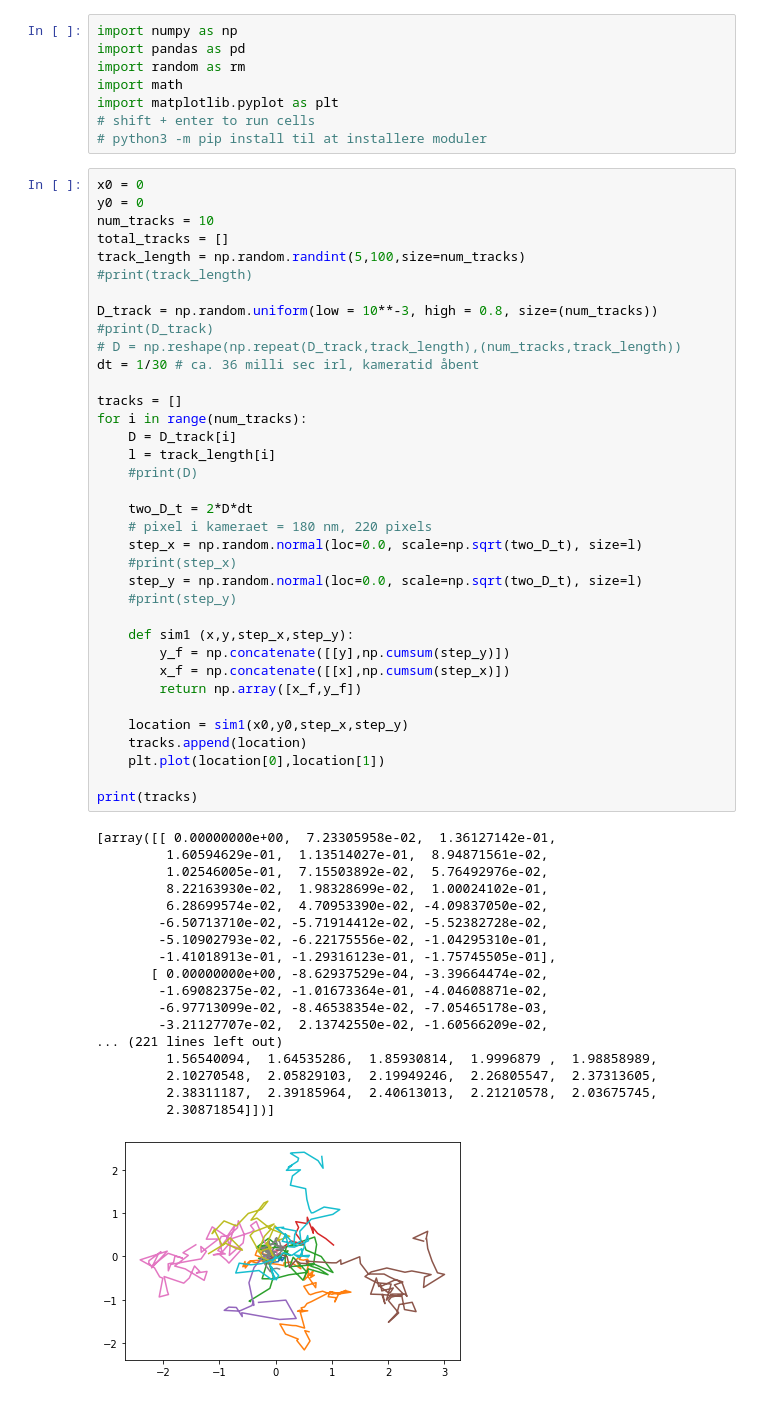
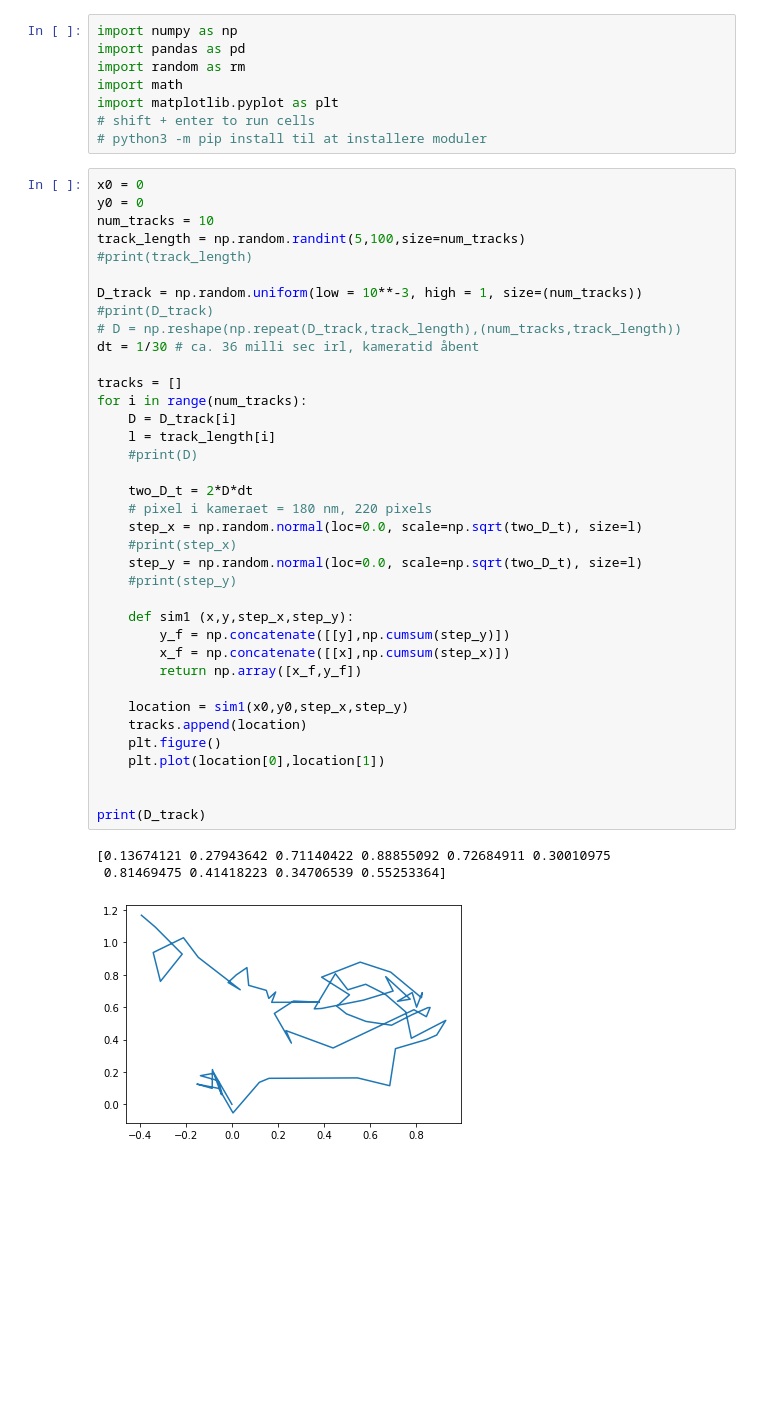
Before and after one commit to Pemayamchen/Github-PUK, a Jupyter notebook: Creation of simuleringer_data_1.ipynb, the cells around one changed output. Saved outputs shown, nothing was run; the diff lists cells and outputs as text; blank space fills up the shorter version.

```diff
--- a/Creation of simuleringer_data_1.ipynb
+++ b/Creation of simuleringer_data_1.ipynb
@@ -10,54 +10,40 @@ import matplotlib.pyplot as plt
 x0 = 0
 y0 = 0
 num_tracks = 10
-total_tracks = []
 track_length = np.random.randint(5,100,size=num_tracks)
 #print(track_length)
 
-D_track = np.random.uniform(low = 10**-3, high = 0.8, size=(num_tracks))
+D_track = np.random.uniform(low = 10**-3, high = 1, size=(num_tracks))
 #print(D_track)
 # D = np.reshape(np.repeat(D_track,track_length),(num_tracks,track_length))
 dt = 1/30 # ca. 36 milli sec irl, kameratid åbent
 
 tracks = []
 for i in range(num_tracks):
     D = D_track[i]
     l = track_length[i]
     #print(D)
 
     two_D_t = 2*D*dt
     # pixel i kameraet = 180 nm, 220 pixels
     step_x = np.random.normal(loc=0.0, scale=np.sqrt(two_D_t), size=l)
     #print(step_x)
     step_y = np.random.normal(loc=0.0, scale=np.sqrt(two_D_t), size=l)
     #print(step_y)
 
     def sim1 (x,y,step_x,step_y):
         y_f = np.concatenate([[y],np.cumsum(step_y)])
         x_f = np.concatenate([[x],np.cumsum(step_x)])
         return np.array([x_f,y_f])
 
     location = sim1(x0,y0,step_x,step_y)
     tracks.append(location)
+    plt.figure()
     plt.plot(location[0],location[1])
 
-print(tracks)
+
+print(D_track)
 # %% [output]
-[array([[ 0.00000000e+00,  7.23305958e-02,  1.36127142e-01,
-         1.60594629e-01,  1.13514027e-01,  8.94871561e-02,
-         1.02546005e-01,  7.15503892e-02,  5.76492976e-02,
-         8.22163930e-02,  1.98328699e-02,  1.00024102e-01,
-         6.28699574e-02,  4.70953390e-02, -4.09837050e-02,
-        -6.50713710e-02, -5.71914412e-02, -5.52382728e-02,
-        -5.10902793e-02, -6.22175556e-02, -1.04295310e-01,
-        -1.41018913e-01, -1.29316123e-01, -1.75745505e-01],
-       [ 0.00000000e+00, -8.62937529e-04, -3.39664474e-02,
-        -1.69082375e-02, -1.01673364e-01, -4.04608871e-02,
-        -6.97713099e-02, -8.46538354e-02, -7.05465178e-03,
-        -3.21127707e-02,  2.13742550e-02, -1.60566209e-02,
-... (221 lines left out)
-         1.56540094,  1.64535286,  1.85930814,  1.9996879 ,  1.98858989,
-         2.10270548,  2.05829103,  2.19949246,  2.26805547,  2.37313605,
-         2.38311187,  2.39185964,  2.40613013,  2.21210578,  2.03675745,
-         2.30871854]])]
+[0.13674121 0.27943642 0.71140422 0.88855092 0.72684911 0.30010975
+ 0.81469475 0.41418223 0.34706539 0.55253364]
-[figure, old version]
+[figure, new version]
```
Also changed, not shown: parts of 2 cells of this notebook.
